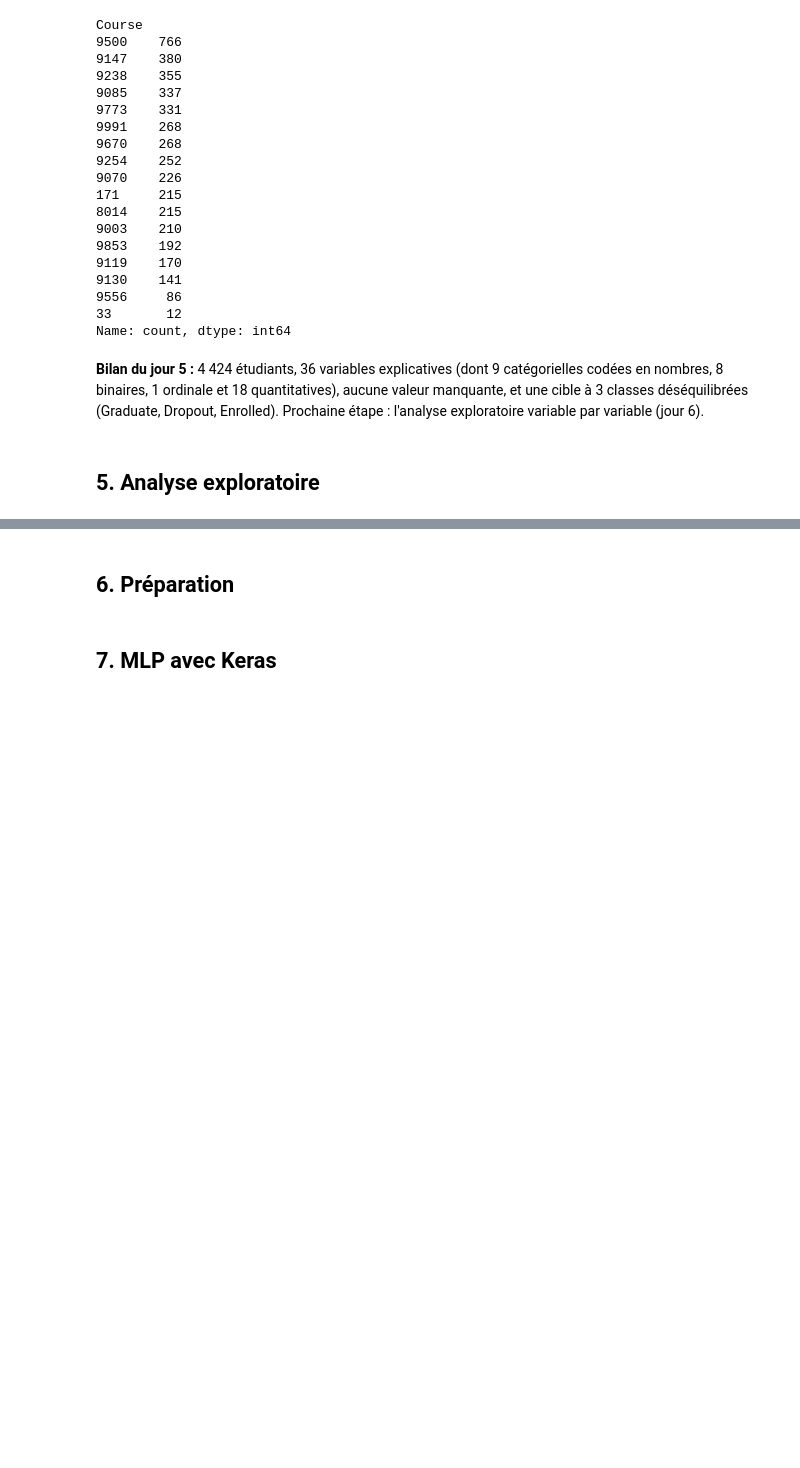
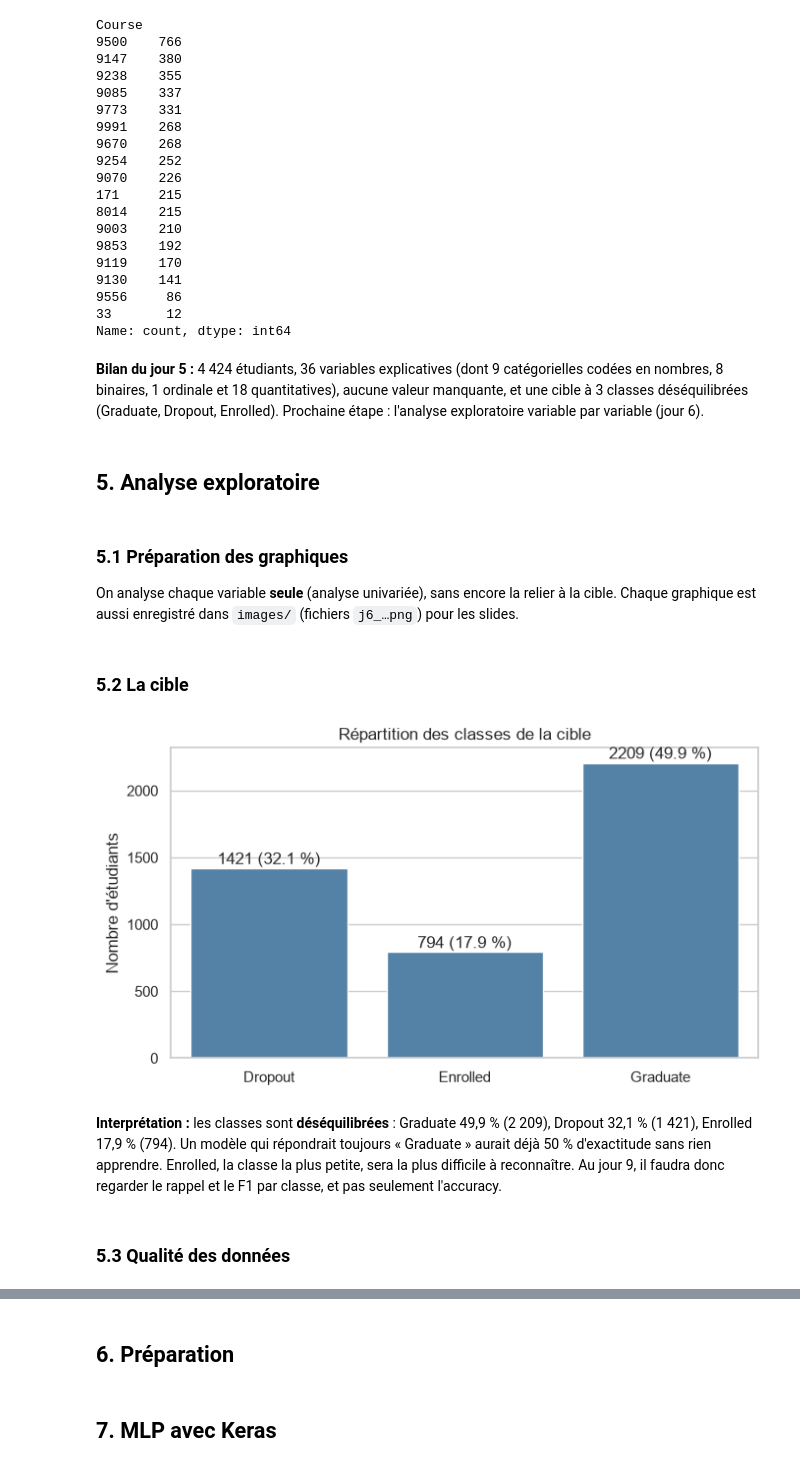
Before and after one commit to TheGoatLucien/ANN-playground, a Jupyter notebook: ann_playground.ipynb, the cells around one changed output, grey strips where cells are left out. Drawn from its saved outputs; the diff is of its cells as text; code cells hidden in the pictures; blank space fills up the shorter version.

Commit message:
Jour 6 : EDA univariee (section 5 du notebook, 7 graphiques)
Co-Authored-By: Claude Opus 5.5 (1M context) <noreply@anthropic.com>

```diff
--- a/ann_playground.ipynb
+++ b/ann_playground.ipynb
@@ -399,3 +399,38 @@ Name: count, dtype: int64
 **Bilan du jour 5 :** 4 424 étudiants, 36 variables explicatives (dont 9 catégorielles codées en nombres, 8 binaires, 1 ordinale et 18 quantitatives), aucune valeur manquante, et une cible à 3 classes déséquilibrées (Graduate, Dropout, Enrolled). Prochaine étape : l'analyse exploratoire variable par variable (jour 6).
 # %% [markdown]
 ## 5. Analyse exploratoire
+# %% [markdown]
+### 5.1 Préparation des graphiques
+
+On analyse chaque variable **seule** (analyse univariée), sans encore la relier à la cible. Chaque graphique est aussi enregistré dans `images/` (fichiers `j6_…png`) pour les slides.
+# %%
+import matplotlib.pyplot as plt
+import seaborn as sns
+
+sns.set_theme(style="whitegrid", palette="deep")
+plt.rcParams["figure.dpi"] = 100
+
+def sauver(nom):
+    """Enregistre la figure courante dans images/ puis l'affiche."""
+    plt.tight_layout()
+    plt.savefig(f"images/{nom}.png", dpi=110, bbox_inches="tight")
+    plt.show()
+# %% [markdown]
+### 5.2 La cible
+# %%
+ordre = ["Dropout", "Enrolled", "Graduate"]
+effectifs = df["Target"].value_counts().reindex(ordre)
+parts = (effectifs / len(df) * 100).round(1)
+
+fig, ax = plt.subplots(figsize=(7, 4))
+sns.barplot(x=effectifs.index, y=effectifs.values, color="steelblue", ax=ax)
+for i, (n, p) in enumerate(zip(effectifs.values, parts.values)):
+    ax.text(i, n + 30, f"{n} ({p} %)", ha="center")
+ax.set(title="Répartition des classes de la cible", xlabel="", ylabel="Nombre d'étudiants")
+sauver("j6_cible_repartition")
+# %% [output]
+[figure, added]
+# %% [markdown]
+**Interprétation :** les classes sont **déséquilibrées** : Graduate 49,9 % (2 209), Dropout 32,1 % (1 421), Enrolled 17,9 % (794). Un modèle qui répondrait toujours « Graduate » aurait déjà 50 % d'exactitude sans rien apprendre. Enrolled, la classe la plus petite, sera la plus difficile à reconnaître. Au jour 9, il faudra donc regarder le rappel et le F1 par classe, et pas seulement l'accuracy.
+# %% [markdown]
+### 5.3 Qualité des données
```
Also changed, not shown: parts of 23 cells of this notebook, 7 other files.
